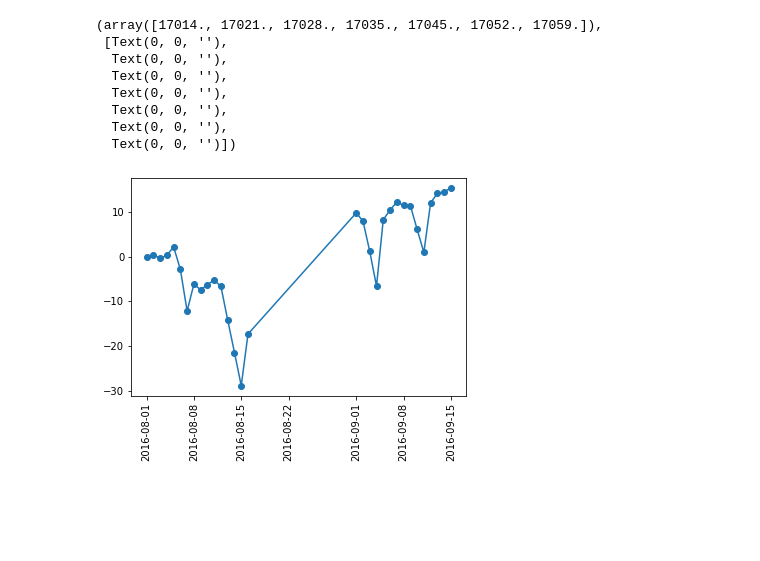
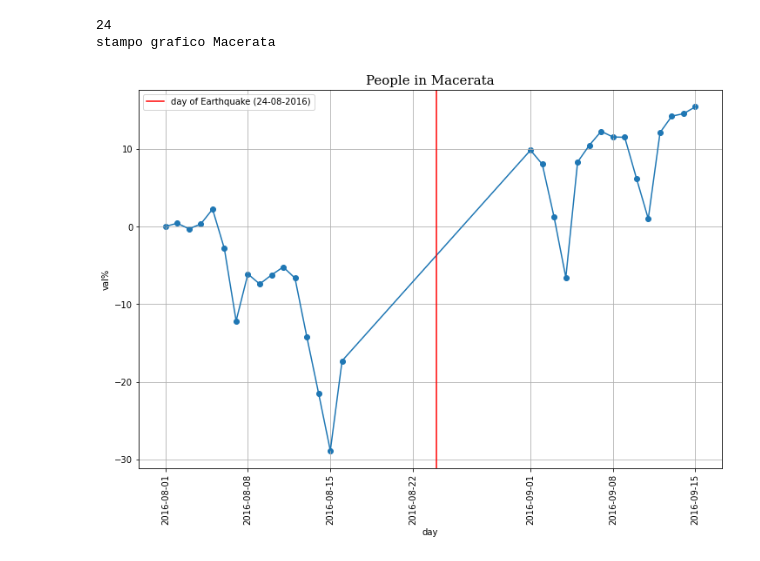
Before and after one commit to CodeluppiNico/Analisi_Dati, a Jupyter notebook: Studio Dati/Studio_Dati.ipynb, the cells around one changed output. Drawn from its saved outputs; the diff is of its cells as text; code cells hidden in the pictures; blank space fills up the shorter version.

```diff
--- a/Studio Dati/Studio_Dati.ipynb
+++ b/Studio Dati/Studio_Dati.ipynb
@@ -5,16 +5,22 @@ import matplotlib.pyplot as plt
 import folium
 import numpy as np
 import datetime
-import matplotlib
 from os import listdir
 from os.path import isfile, join
-percorso = 'D:/Università/Tirocinio/Analisi Dati/Studio Dati/'
+from matplotlib.backends.backend_pdf import PdfPages
+
+#percorso = 'D:/Università/Tirocinio/Analisi Dati/Studio Dati/'
+percorso = 'D:/Tirocinio/programmi/Studio Dati/'
 onlyfiles = [f for f in listdir(f'{percorso}/risultati_terremoto/') if isfile(join(f'{percorso}/risultati_terremoto/', f))]
 inizio = pd.to_datetime('20160801', format='%Y%m%d')
 # Mancano 4 ore nel giorno 2016-08-16
 fine = pd.to_datetime('20160915', format='%Y%m%d')
-comune = 'Macerata'
+#comune = 'Macerata'
 
-coms = pd.Series(pd.read_csv('D:/Università/Tirocinio/Analisi Dati/Grezzo Niki/sezione2comuneDEF.csv').comune.unique(), name= 'Comune')
-crateri = pd.read_csv('D:/Università/Tirocinio/Analisi Dati/Studio Dati/crateriCentroIT.csv', sep=';').merge(coms, how='outer').drop(columns='Provincia')
+#coms = pd.Series(pd.read_csv('D:/Università/Tirocinio/Analisi Dati/Grezzo Niki/sezione2comuneDEF.csv').comune.unique(), name= 'Comune')
+coms = pd.Series(pd.read_csv('D:/Tirocinio/programmi/Grezzo Niki/sezione2comuneDEF.csv').comune.unique(), name= 'Comune')
+print(coms)
+print(coms.iloc[23]) # il comune è None
+#crateri = pd.read_csv('D:/Università/Tirocinio/Analisi Dati/Studio Dati/crateriCentroIT.csv', sep=';').merge(coms, how='outer').drop(columns='Provincia')
+crateri = pd.read_csv('D:/Tirocinio/programmi/Studio Dati/crateriCentroIT.csv', sep=';').merge(coms, how='outer').drop(columns='Provincia')
 crateri['Cratere Centro Italia 2016'].fillna('0', inplace=True)
@@ -64,19 +138,45 @@ dfc
-# %%
-sedici = dfc.loc[dfc.data == pd.to_datetime('20160801', format='%Y%m%d').date()]['val']
-for i in range (len(dfc)):
-    dfc.iloc[i,3] = (dfc.iloc[i, 3] - sedici)*100/ sedici
-# %%
-plt.plot(dfc.data,dfc.val)
-plt.scatter(dfc.data, dfc.val)
-plt.xticks(rotation= 90)
--
-# %% [output]
-(array([17014., 17021., 17028., 17035., 17045., 17052., 17059.]),
- [Text(0, 0, ''),
-  Text(0, 0, ''),
-  Text(0, 0, ''),
-  Text(0, 0, ''),
-  Text(0, 0, ''),
-  Text(0, 0, ''),
-  Text(0, 0, '')])
-[figure, removed]
+# %%
+comune = 'Macerata'
+dfc = pd.read_csv(f'{percorso}/risultati_terremoto/CentroItalia_{inizio.strftime("%Y%m%d")}_{inizio.strftime("%Y%m")}30_24.csv', header=None)
+dfc.rename(columns={0: 'Comune', 1: 'val', 2: 'data'}, inplace=True)
+df = dfc.loc[dfc['Comune'] == comune]
+df = df.merge(crateri)
+df.rename(columns={'Cratere Centro Italia 2016': 'terremotata', 'Comune': 'comune'}, inplace=True)
+df['data'] = pd.to_datetime(dfc['data'], format='%Y%m%d_%H%M')
+print(df.comune.shape[0])
+for i in onlyfiles:
+       giorno = pd.to_datetime(i.split('_')[1], format='%Y%m%d')
+       if (giorno > inizio) and (giorno <= fine):
+
+            esempio = pd.read_csv(f'{percorso}/risultati_terremoto/{i}', header=None)
+            esempio.rename(columns={0: 'Comune', 1: 'val', 2: 'data'}, inplace=True)
+            esempio = esempio.loc[esempio['Comune'] == comune]
+            esempio = esempio.merge(crateri)
+            esempio.rename(columns={'Cratere Centro Italia 2016': 'terremotata', 'Comune' : 'comune'}, inplace= True)
+            esempio['data']= pd.to_datetime(esempio['data'], format='%Y%m%d_%H%M')
+            df = pd.concat([df, esempio])
+
+df.data = df.data.dt.date
+df = df.groupby(['comune', 'data','terremotata']).aggregate('val').mean().reset_index()
+#print(df.comune)
+sedici = df.loc[df.data == pd.to_datetime('20160801', format='%Y%m%d').date()]['val']
+for i in range (len(df)):
+    df.iloc[i,3] = (df.iloc[i, 3] - sedici)*100/ sedici
+print(f'stampo grafico {comune}' )
+fig = plt.figure(figsize=(12,8))
+plt.plot(df.data,df.val)
+plt.scatter(df.data, df.val)
+plt.xticks(rotation= 90)
+font1 = {'family':'serif','color':'black','size':15}
+plt.xlabel('day')
+plt.ylabel('val%')
+plt.title(f'People in {comune}', fontdict=font1)
+plt.grid()
+hq_time = terremoto = datetime.datetime(2016,8,24).date()
+if df.data.min() < hq_time and hq_time < df.data.max():
+    plt.axvline(hq_time, color = '#ff0000', label = 'day of Earthquake (24-08-2016)')
+    plt.legend()
+# %% [output]
+24
+stampo grafico Macerata
+[figure, added]
```
Also changed, not shown: parts of 3 cells of this notebook.
